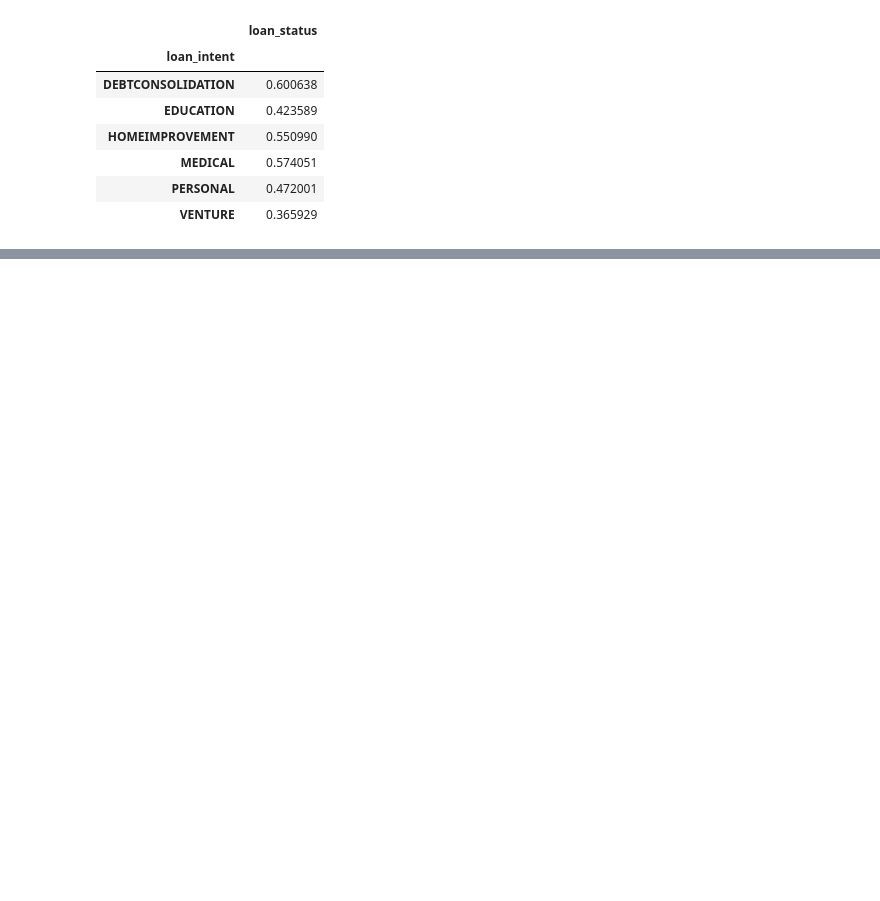
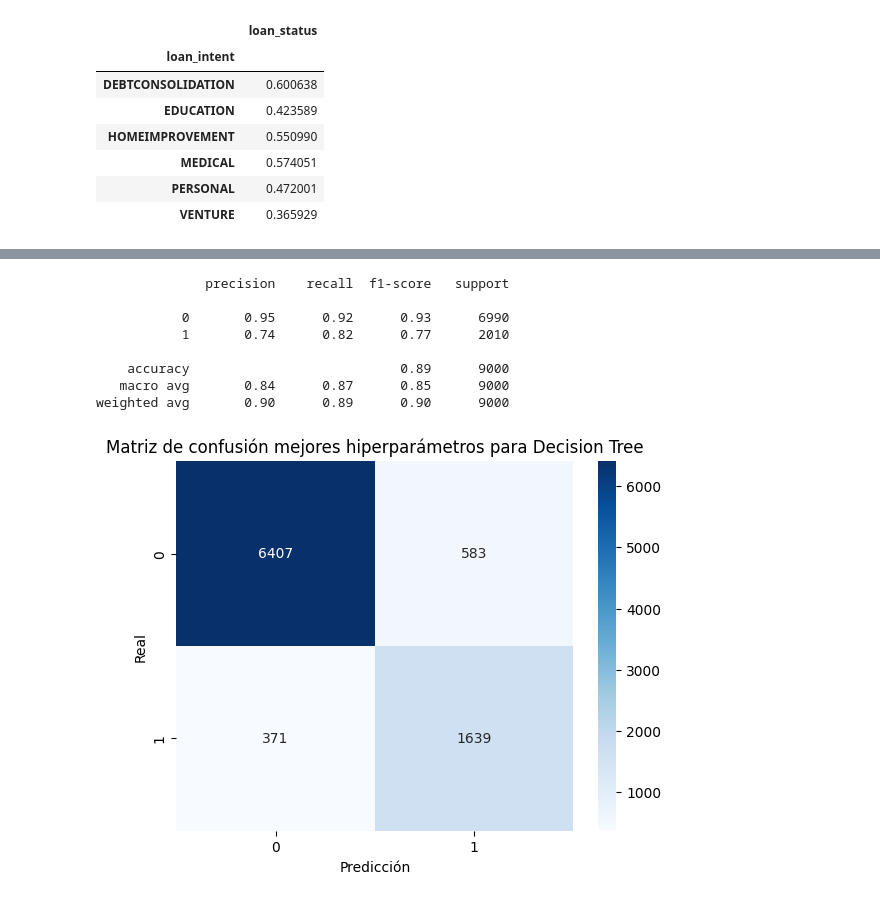
Before and after one commit to stev1990-maker/Bootcamp-DS-Yasser_Stev_Rodriguez---Cohorte-202604, a Jupyter notebook: Clase 21 - Ejercicio Practico Clasificacion/Practica_clasificación.ipynb, the cells around one changed output, grey strips where cells are left out. Cells and saved outputs as stored; diff of their text form; code cells hidden in the pictures; blank space fills up the shorter version.

```diff
--- a/Clase 21 - Ejercicio Practico Clasificacion/Practica_clasificación.ipynb
+++ b/Clase 21 - Ejercicio Practico Clasificacion/Practica_clasificación.ipynb
@@ -269,0 +360,24 @@ X_train_balanced.merge(y_train_balanced, left_index=True, right_index=True)[['lo
+# %%
+## Entrenamos el modelo con los mejores hiperparámetros encontrados
+best_decision_tree_pipeline = grid_search.best_estimator_
+best_decision_tree_pipeline.fit(X_train_balanced, y_train_balanced)
+## Hacemos predicciones con el modelo entrenado
+y_pred_mejor_modelo = best_decision_tree_pipeline.predict(X_test)
+# %%
+cm = confusion_matrix(y_test, y_pred_mejor_modelo)
+sns.heatmap(cm, annot=True, fmt='d', cmap='Blues')
+print(classification_report(y_test, y_pred_mejor_modelo))
+plt.title(f'Matriz de confusión mejores hiperparámetros para Decision Tree')
+plt.xlabel('Predicción')
+plt.ylabel('Real')
+plt.show()
+# %% [output]
+              precision    recall  f1-score   support
+
+           0       0.95      0.92      0.93      6990
+           1       0.74      0.82      0.77      2010
+
+    accuracy                           0.89      9000
+   macro avg       0.84      0.87      0.85      9000
+weighted avg       0.90      0.89      0.90      9000
+[figure, added]
```
Also changed, not shown: parts of 14 cells of this notebook.
